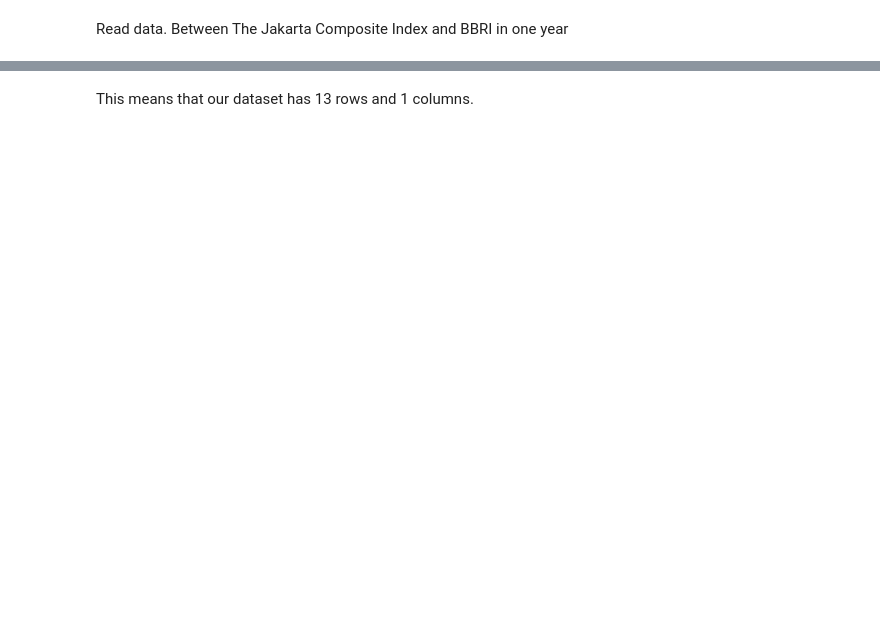
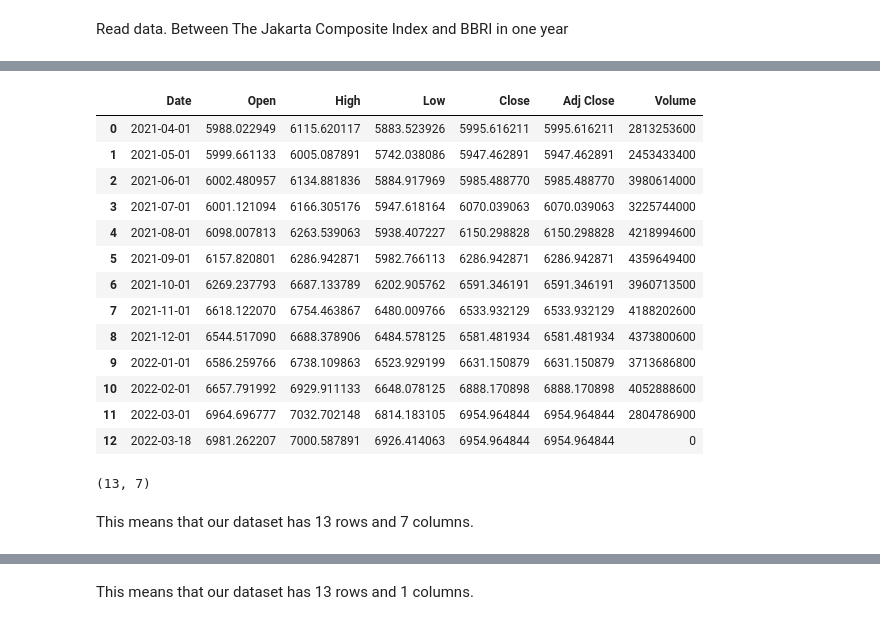
Before and after one commit to Hajarhanifah/big-data-linear-regression, a Jupyter notebook: linear-regression-jkse-and-bbri.ipynb, the cells around one changed output, grey strips where cells are left out. Drawn from its saved outputs; the diff is of its cells as text; code cells hidden in the pictures; blank space fills up the shorter version.

```diff
--- a/linear-regression-jkse-and-bbri.ipynb
+++ b/linear-regression-jkse-and-bbri.ipynb
@@ -31,3 +50,3 @@ Read data. Between The Jakarta Composite Index and BBRI in one year
 # %%
-dataset = pd.read_csv('../input/datasetjksebbri2022/datasets-jkse-bbri-032022.csv')
-dataset.head()
+jkse = pd.read_csv('../input/dataset-jkse-and-bbri-2022/JKSE220322.csv')
+jkse.info()
@@ -34,2 +68,23 @@ dataset.head()
+# %%
+display(jkse)
+# %% [output]
+|  | Date | Open | High | Low | Close | Adj Close | Volume |
+| 0 | 2021-04-01 | 5988.022949 | 6115.620117 | 5883.523926 | 5995.616211 | 5995.616211 | 2813253600 |
+| 1 | 2021-05-01 | 5999.661133 | 6005.087891 | 5742.038086 | 5947.462891 | 5947.462891 | 2453433400 |
+| 2 | 2021-06-01 | 6002.480957 | 6134.881836 | 5884.917969 | 5985.488770 | 5985.488770 | 3980614000 |
+| 3 | 2021-07-01 | 6001.121094 | 6166.305176 | 5947.618164 | 6070.039063 | 6070.039063 | 3225744000 |
+| 4 | 2021-08-01 | 6098.007813 | 6263.539063 | 5938.407227 | 6150.298828 | 6150.298828 | 4218994600 |
+| 5 | 2021-09-01 | 6157.820801 | 6286.942871 | 5982.766113 | 6286.942871 | 6286.942871 | 4359649400 |
+| 6 | 2021-10-01 | 6269.237793 | 6687.133789 | 6202.905762 | 6591.346191 | 6591.346191 | 3960713500 |
+| 7 | 2021-11-01 | 6618.122070 | 6754.463867 | 6480.009766 | 6533.932129 | 6533.932129 | 4188202600 |
+| 8 | 2021-12-01 | 6544.517090 | 6688.378906 | 6484.578125 | 6581.481934 | 6581.481934 | 4373800600 |
+| 9 | 2022-01-01 | 6586.259766 | 6738.109863 | 6523.929199 | 6631.150879 | 6631.150879 | 3713686800 |
+| 10 | 2022-02-01 | 6657.791992 | 6929.911133 | 6648.078125 | 6888.170898 | 6888.170898 | 4052888600 |
+| 11 | 2022-03-01 | 6964.696777 | 7032.702148 | 6814.183105 | 6954.964844 | 6954.964844 | 2804786900 |
+| 12 | 2022-03-18 | 6981.262207 | 7000.587891 | 6926.414063 | 6954.964844 | 6954.964844 | 0 |
 # %%
-print(dataset.shape)
+print(jkse.shape)
+# %% [output]
+(13, 7)
+# %% [markdown]
+This means that our dataset has 13 rows and 7 columns.
```
Also changed, not shown: parts of 38 cells of this notebook.
